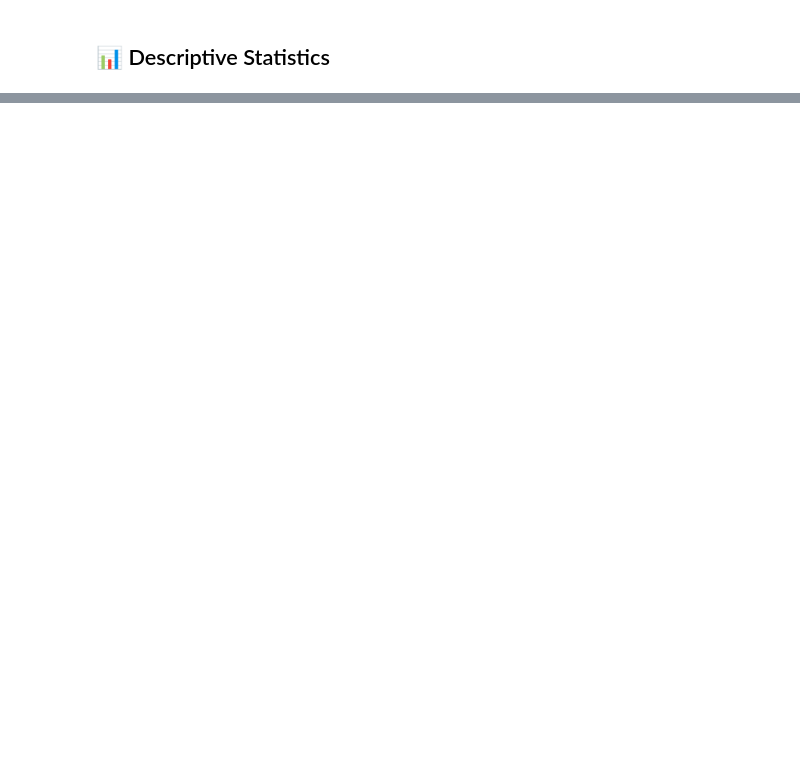
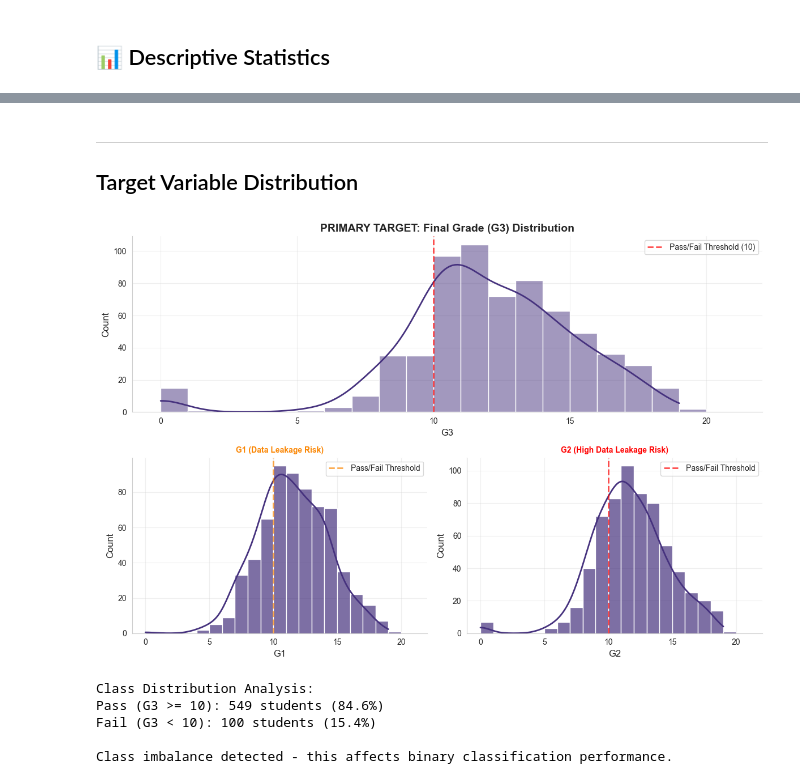
Before and after one commit to kar1myasser/Students-Performance-Analysis, a Jupyter notebook: notebooks/02_eda_visualization.ipynb, the cells around one changed output, grey strips where cells are left out. Cells and saved outputs as stored; diff of their text form; code cells hidden in the pictures; blank space fills up the shorter version.

```diff
--- a/notebooks/02_eda_visualization.ipynb
+++ b/notebooks/02_eda_visualization.ipynb
@@ -1191,0 +138,68 @@ G1 and G2 create serious data leakage for G3 prediction models. For practical ea
+# %% [markdown]
+---
+## Target Variable Distribution
+# %%
+# Primary focus: Target variable
+plt.figure(figsize=(12, 8))
+plt.subplot(2, 2, (1, 2))  # Span two columns for G3
+sns.histplot(data=df, x="G3", bins=range(0, 22), kde=True)
+# Add pass/fail threshold line with legend
+plt.axvline(
+    x=10,
+    color="red",
+    linestyle="--",
+    linewidth=2,
+    alpha=0.7,
+    label="Pass/Fail Threshold (10)",
+)
+plt.title(
+    "PRIMARY TARGET: Final Grade (G3) Distribution", fontsize=14, fontweight="bold"
+)
+plt.legend()
+
+# Context: Grade progression
+plt.subplot(2, 2, 3)
+sns.histplot(data=df, x="G1", bins=range(0, 22), kde=True, alpha=0.7)
+plt.axvline(
+    x=10,
+    color="#fb8500",
+    linestyle="--",
+    linewidth=2,
+    alpha=0.7,
+    label="Pass/Fail Threshold",
+)
+plt.title("G1 (Data Leakage Risk)", fontsize=10, color="#fb8500", fontweight="bold")
+plt.legend()
+
+plt.subplot(2, 2, 4)
+sns.histplot(data=df, x="G2", bins=range(0, 22), kde=True, alpha=0.7)
+plt.axvline(
+    x=10,
+    color="red",
+    linestyle="--",
+    linewidth=2,
+    alpha=0.7,
+    label="Pass/Fail Threshold",
+)
+plt.title("G2 (High Data Leakage Risk)", fontsize=10, color="red", fontweight="bold")
+plt.legend()
+
+plt.tight_layout()
+plt.show()
+
+# Statistical summary
+pass_count = df["pass_fail"].sum()
+fail_count = (df["pass_fail"] == 0).sum()
+pass_rate = pass_count / len(df) * 100
+
+print(f"Class Distribution Analysis:")
+print(f"Pass (G3 >= 10): {pass_count} students ({pass_rate:.1f}%)")
+print(f"Fail (G3 < 10): {fail_count} students ({100-pass_rate:.1f}%)")
+print(f"\nClass imbalance detected - this affects binary classification performance.")
+# %% [output]
+[figure, added]
+Class Distribution Analysis:
+Pass (G3 >= 10): 549 students (84.6%)
+Fail (G3 < 10): 100 students (15.4%)
+
+Class imbalance detected - this affects binary classification performance.
```
Also changed, not shown: parts of 60 cells of this notebook, 3 other files.
